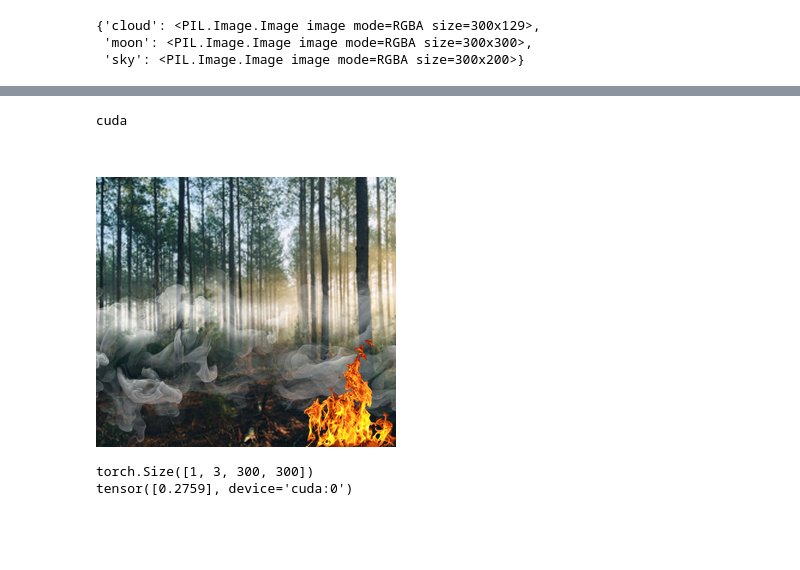
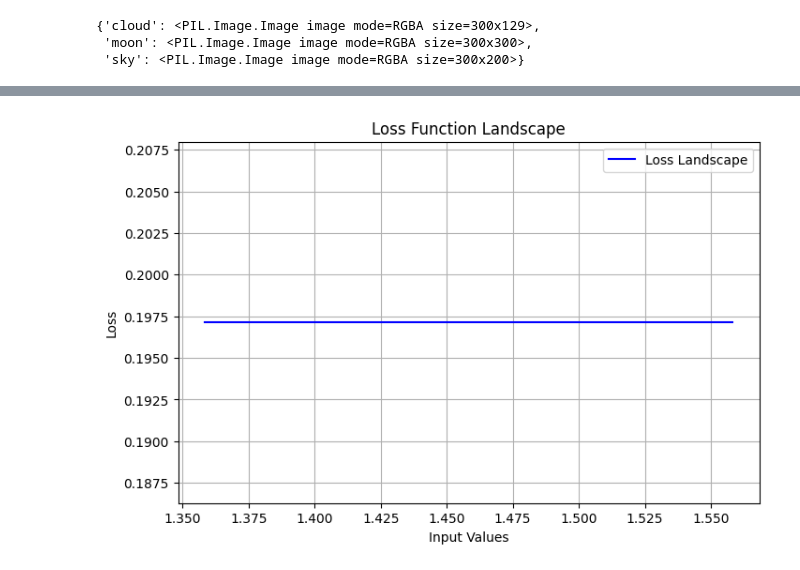
Before and after one commit to pietrosig/clip-primitive-stitching, a Jupyter notebook: grad_realworld.ipynb, the cells around one changed output, grey strips where cells are left out. Saved outputs shown, nothing was run; the diff lists cells and outputs as text; code cells hidden in the pictures; blank space fills up the shorter version.

```diff
--- a/grad_realworld.ipynb
+++ b/grad_realworld.ipynb
@@ -103,29 +112,0 @@ Iteration 23: Loss = 0.8327
-# %%
-prompt_embedding = CLIP_emb_from_TEXT(prompt_text)
-x0 = np.ones((len(elems), 5))
-x0[1, 4] = 0
-x0[2, 4] = 0.5
-x0[0, 4] = 1
-x0[0, 2] = 0.5
-
-x0[1, 0] = 0
-x0[1, 1] = 1
-x0[1, 2] = 1.2
-
-img = rasterize_shapes_2(list(elems.values()), x0,(WIDTH, HEIGHT))
-img = Image.alpha_composite(
-        Image.new("RGBA", img.size, (255, 255, 255, 255)),  # White background
-        img
-    ).convert("RGB")
-display(img)
-rasterized_imgs = np.stack([img], axis=0) # (population_size, 300, 300, 4)
-rasterized_imgs = torch.tensor(rasterized_imgs).permute(0, 3, 1, 2).to(DEVICE)
-print(rasterized_imgs.shape)
-rasterized_emb = CLIP_emb_from_IMG(rasterized_imgs) # (population_size, 512)
-losses = torch.nn.functional.cosine_similarity(rasterized_emb, prompt_embedding, dim=1)
-print(losses)
-# %% [output]
-cuda
-[figure, removed]
-torch.Size([1, 3, 300, 300])
-tensor([0.2759], device='cuda:0')
@@ -131,0 +149,12 @@ tensor([0.2759], device='cuda:0')
+# %%
+x0 = torch.ones((len(elem_list), 4)) * 0.5
+x0[:, 0:1] = -1
+x0[:, 2] = -1
+x0[0, 3] = 0
+x0[1, 3] = 22
+x0[2, 3] = 0
+
+x0 = x0.detach().cpu().numpy()
+plot_loss_landscape(generate_nearby_xs(x0, 50), loss_fn)
+# %% [output]
+[figure, added]
```
Also changed, not shown: parts of 3 cells of this notebook, 9 other files.
